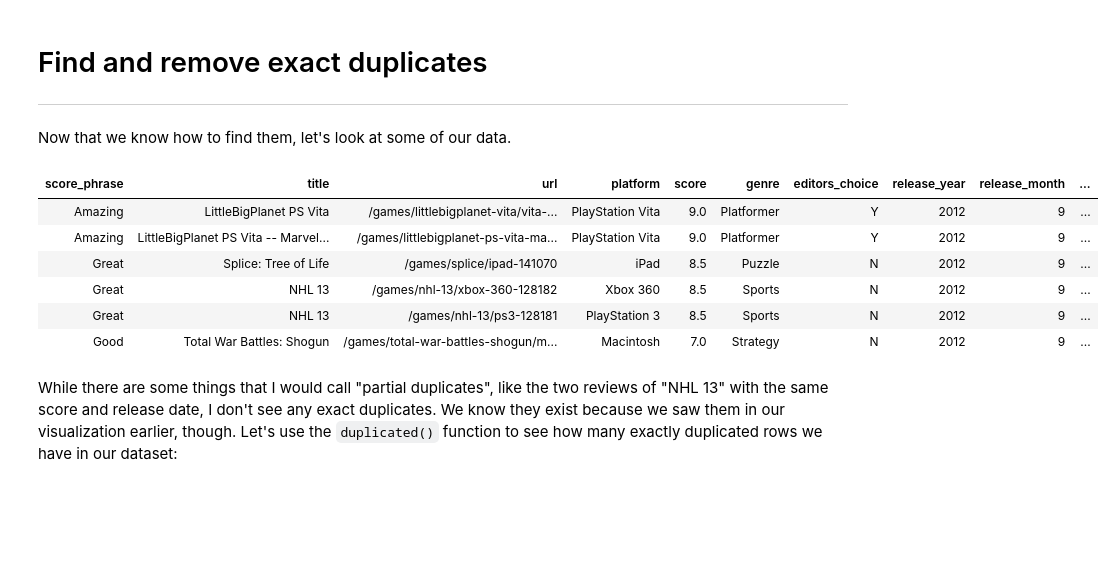
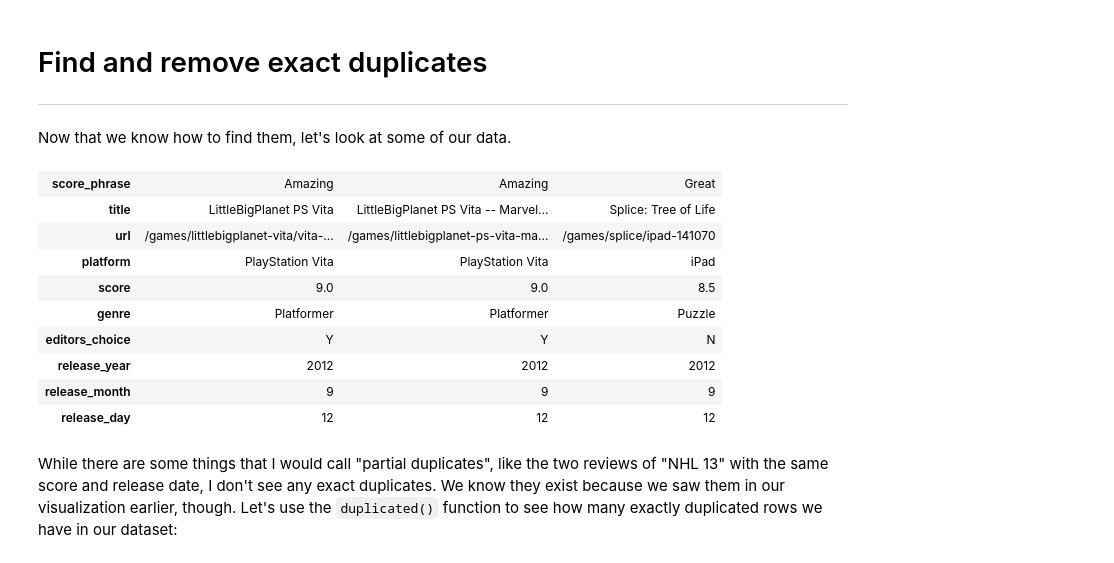
Before and after one commit to OlgaBelitskaya/kaggle_training, a Jupyter notebook: 5day_dcc_04.ipynb, the cells around one changed output. Saved outputs shown, nothing was run; the diff lists cells and outputs as text; code cells hidden in the pictures; blank space fills up the shorter version.

```diff
--- a/5day_dcc_04.ipynb
+++ b/5day_dcc_04.ipynb
@@ -134,15 +134,18 @@ ____
 Now that we know how to find them, let's look at some of our data.
 # %%
 # look at the first few rows
-head(ign_data)
+t(head(ign_data,3))
 # %% [output]
-| score_phrase | title | url | platform | score | genre | editors_choice | release_year | release_month | ... |
-| Amazing | LittleBigPlanet PS Vita | /games/littlebigplanet-vita/vita-... | PlayStation Vita | 9.0 | Platformer | Y | 2012 | 9 | ... |
-| Amazing | LittleBigPlanet PS Vita -- Marvel... | /games/littlebigplanet-ps-vita-ma... | PlayStation Vita | 9.0 | Platformer | Y | 2012 | 9 | ... |
-| Great | Splice: Tree of Life | /games/splice/ipad-141070 | iPad | 8.5 | Puzzle | N | 2012 | 9 | ... |
-| Great | NHL 13 | /games/nhl-13/xbox-360-128182 | Xbox 360 | 8.5 | Sports | N | 2012 | 9 | ... |
-| Great | NHL 13 | /games/nhl-13/ps3-128181 | PlayStation 3 | 8.5 | Sports | N | 2012 | 9 | ... |
-| Good | Total War Battles: Shogun | /games/total-war-battles-shogun/m... | Macintosh | 7.0 | Strategy | N | 2012 | 9 | ... |
+| score_phrase | Amazing | Amazing | Great |
+| title | LittleBigPlanet PS Vita | LittleBigPlanet PS Vita -- Marvel... | Splice: Tree of Life |
+| url | /games/littlebigplanet-vita/vita-... | /games/littlebigplanet-ps-vita-ma... | /games/splice/ipad-141070 |
+| platform | PlayStation Vita | PlayStation Vita | iPad |
+| score | 9.0 | 9.0 | 8.5 |
+| genre | Platformer | Platformer | Puzzle |
+| editors_choice | Y | Y | N |
+| release_year | 2012 | 2012 | 2012 |
+| release_month | 9 | 9 | 9 |
+| release_day | 12 | 12 | 12 |
 # %% [markdown]
 While there are some things that I would call "partial duplicates", like the two reviews of "NHL 13" with the same score and release date, I don't see any exact duplicates. We know they exist because we saw them in our visualization earlier, though. Let's use the `duplicated()` function to see how many exactly duplicated rows we have in our dataset:
 # %%
```
Also changed, not shown: parts of 3 cells of this notebook.
